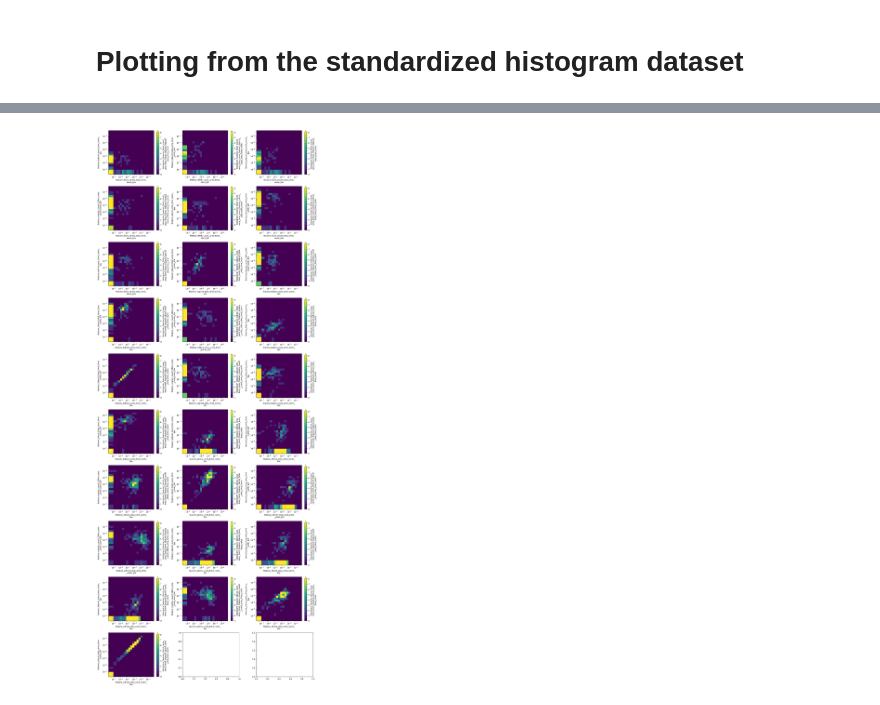
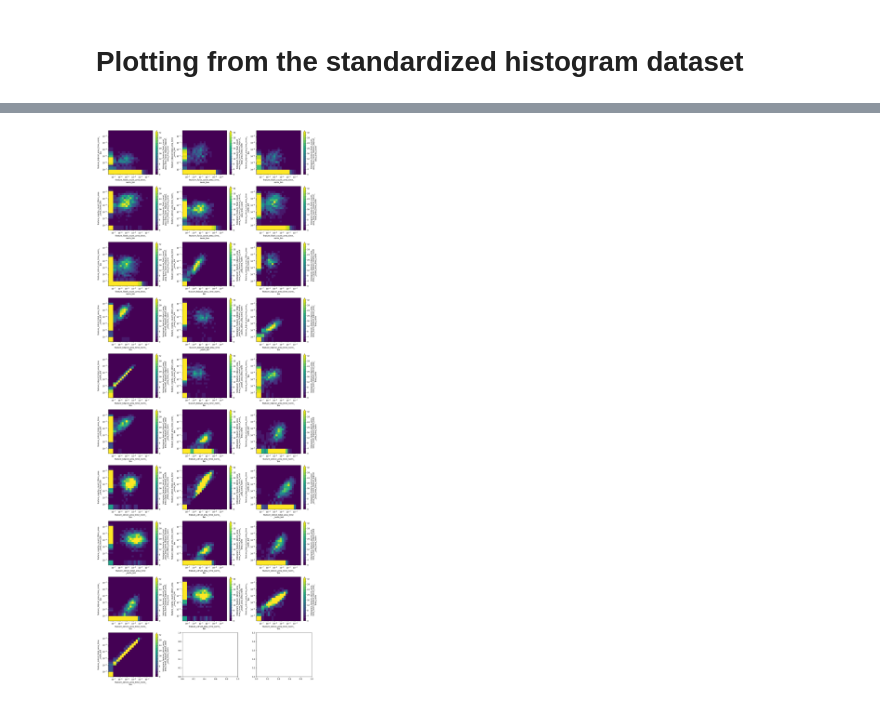
Before and after one commit to deeplycloudy/TRACER-PAWS-NEXRAD-LMA, a Jupyter notebook: notebooks/plot_track_histograms.ipynb, the cells around one changed output, grey strips where cells are left out. Cells and saved outputs as stored; diff of their text form; code cells hidden in the pictures.

```diff
--- a/notebooks/plot_track_histograms.ipynb
+++ b/notebooks/plot_track_histograms.ipynb
@@ -54,5 +138,7 @@ posx and posy should be finite values
 # %%
-def plot_2d_hists(histo_ds, plot_hist_names=None):
+def plot_2d_hists(histo_ds_all, plot_hist_names=None):
+    # Look at a representative dataset
+    histo_ds = histo_ds_all[0]
     # Find the 2D histogram variables
     all_histo_names = sorted(k for k in histo_ds.data_vars.keys() if (len(histo_ds[k].dims)==2))
 
@@ -66,10 +152,11 @@ def plot_2d_hists(histo_ds, plot_hist_names=None):
     all_axs = axs.flatten()
 
     for axi, var_name in enumerate(plot_hist_names):
+        all_h = sum(hds[var_name] for hds in histo_ds_all)
         h = histo_ds[var_name]
         ax = all_axs[axi]
         bins = h[h.coords.dims[0]].values, h[h.coords.dims[1]].values
-        h.T.plot(levels=17, vmin=0, vmax=8, ax=ax)
+        all_h.T.plot(levels=17, vmin=0, vmax=32, ax=ax)
         # Need to have the lower limit be the first bin so that it's nonnegative.
         ax.axis((bins[0][1]/10, bins[0][-1], bins[1][1]/10, bins[1][-1]))
         # ax.axis((0.1, 2048, 0.1, 2048))
@@ -77,7 +164,12 @@ def plot_2d_hists(histo_ds, plot_hist_names=None):
         ax.set_yscale('log')
 
     fig.tight_layout()
+    return fig
-# %%
-plot_2d_hists(histo_ds)
-# %% [output]
-[figure, removed]
+# %%
+fig = plot_2d_hists([agg_histo_ds])
+if const_melt:
+    fig.savefig('joint_histos_constmelt.pdf')
+else:
+    fig.savefig('joint_histos_varymelt.pdf')
+# %% [output]
+[figure, added]
```
Also changed, not shown: parts of 16 cells of this notebook, 3 other files.
